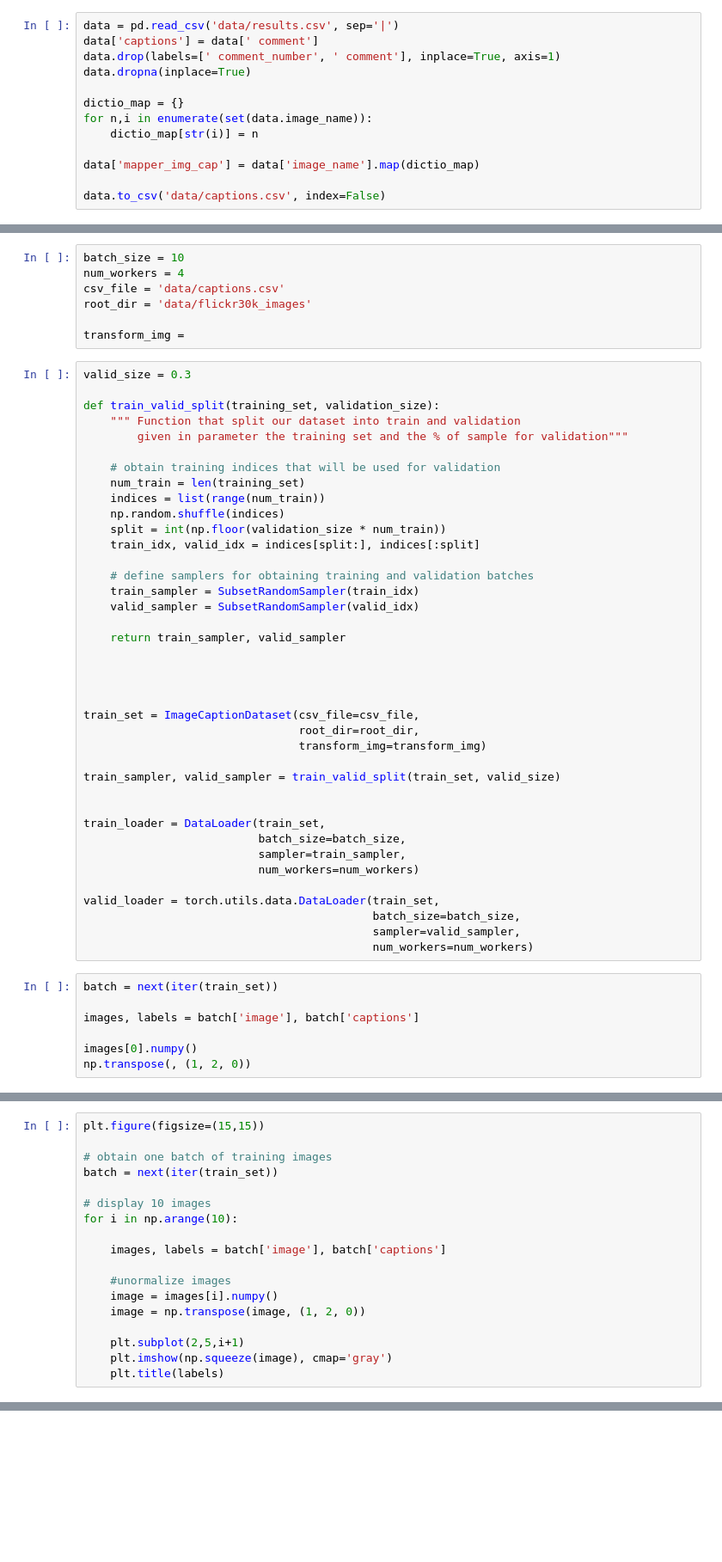
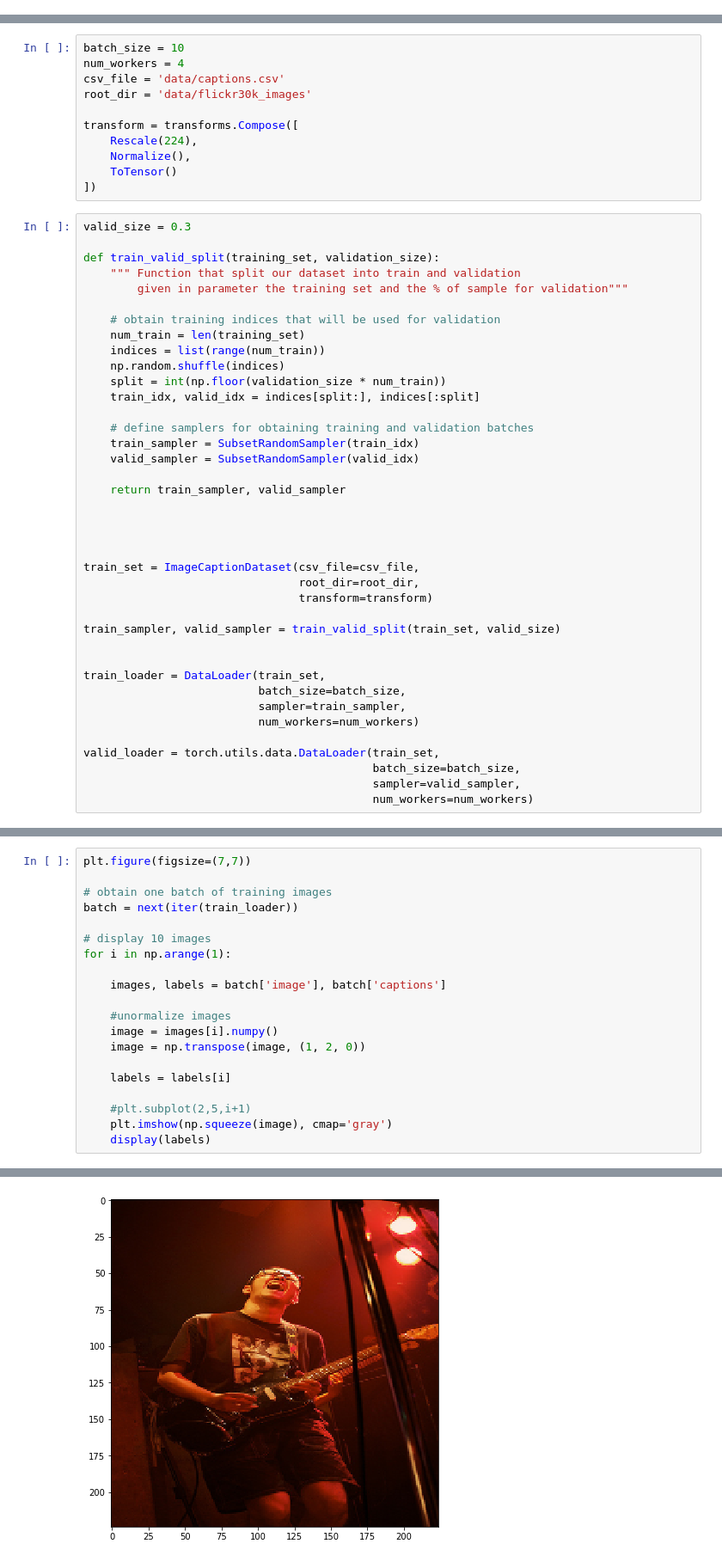
Before and after one commit to Mdhvince/image_captioning, a Jupyter notebook: Untitled.ipynb, the cells around one changed output, grey strips where cells are left out. Shown at 86% size. Drawn from its saved outputs; the diff is of its cells as text; blank space fills up the shorter version.

```diff
--- a/Untitled.ipynb
+++ b/Untitled.ipynb
@@ -21,13 +23,0 @@ import torch.optim as optim
-# %%
-data = pd.read_csv('data/results.csv', sep='|')
-data['captions'] = data[' comment']
-data.drop(labels=[' comment_number', ' comment'], inplace=True, axis=1)
-data.dropna(inplace=True)
-
-dictio_map = {}
-for n,i in enumerate(set(data.image_name)):
-    dictio_map[str(i)] = n
-
-data['mapper_img_cap'] = data['image_name'].map(dictio_map)
-
-data.to_csv('data/captions.csv', index=False)
@@ -86,7 +44,11 @@ num_workers = 4
 csv_file = 'data/captions.csv'
 root_dir = 'data/flickr30k_images'
 
-transform_img =
+transform = transforms.Compose([
+    Rescale(224),
+    Normalize(),
+    ToTensor()
+])
 # %%
 valid_size = 0.3
 
@@ -112,7 +74,7 @@ def train_valid_split(training_set, validation_size):
 
 train_set = ImageCaptionDataset(csv_file=csv_file,
                                 root_dir=root_dir,
-                                transform_img=transform_img)
+                                transform=transform)
 
 train_sampler, valid_sampler = train_valid_split(train_set, valid_size)
 
@@ -126,10 +88,3 @@ valid_loader = torch.utils.data.DataLoader(train_set,
                                            batch_size=batch_size,
                                            sampler=valid_sampler,
                                            num_workers=num_workers)
-# %%
-batch = next(iter(train_set))
-
-images, labels = batch['image'], batch['captions']
-
-images[0].numpy()
-np.transpose(, (1, 2, 0))
@@ -138,11 +91,11 @@ ValueError: axes don't match array
 # %%
-plt.figure(figsize=(15,15))
+plt.figure(figsize=(7,7))
 
 # obtain one batch of training images
-batch = next(iter(train_set))
+batch = next(iter(train_loader))
 
 # display 10 images
-for i in np.arange(10):
+for i in np.arange(1):
 
     images, labels = batch['image'], batch['captions']
 
@@ -150,7 +103,9 @@ for i in np.arange(10):
     image = images[i].numpy()
     image = np.transpose(image, (1, 2, 0))
 
-    plt.subplot(2,5,i+1)
+    labels = labels[i]
+
+    #plt.subplot(2,5,i+1)
     plt.imshow(np.squeeze(image), cmap='gray')
-    plt.title(labels)
+    display(labels)
 # %% [output]
@@ -171,0 +113 @@ KeyboardInterrupt:
+[figure, added]
```
Also changed, not shown: parts of 6 cells of this notebook.
